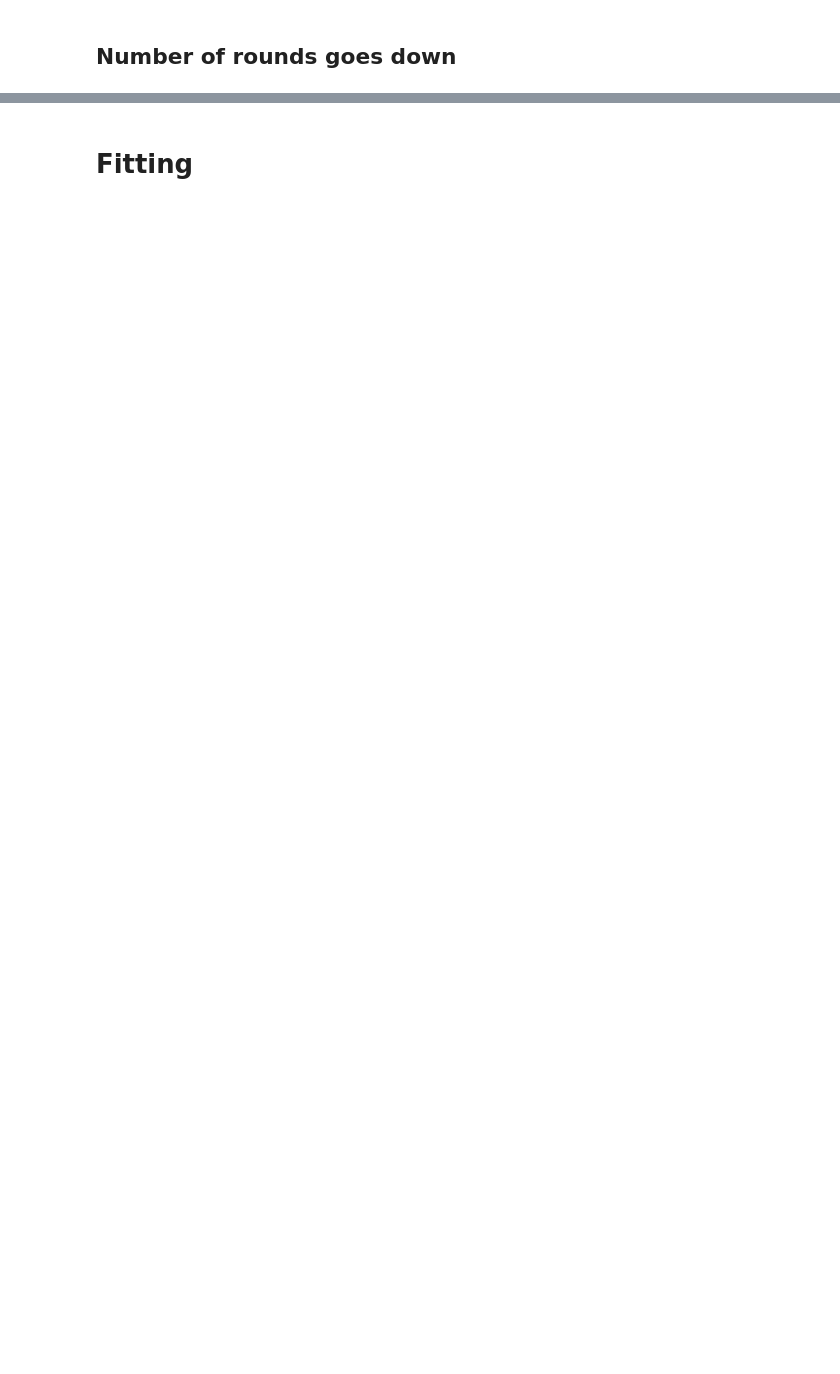
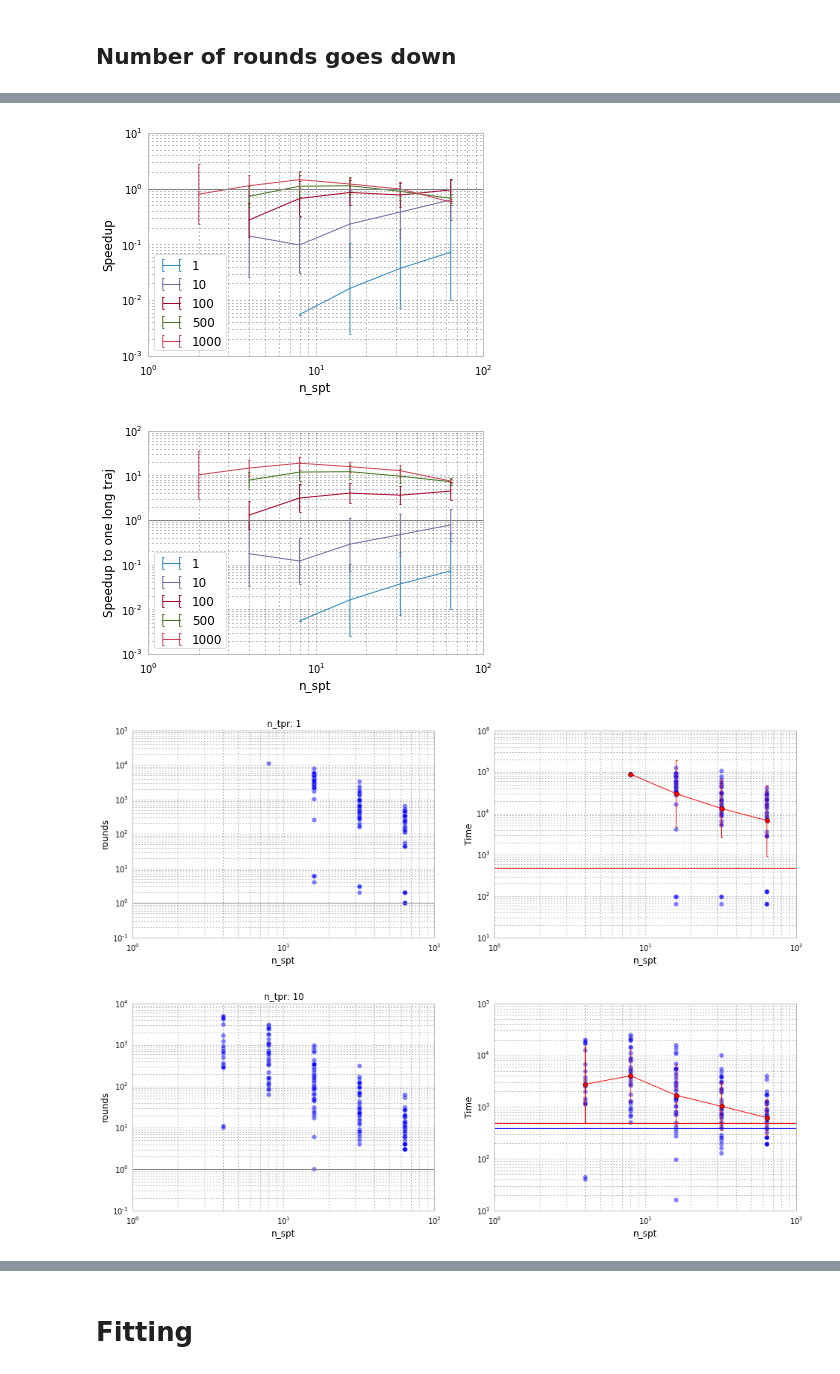
Before and after one commit to mpharrigan/quant-accel, a Jupyter notebook: ipython/tmat3.ipynb, the cells around one changed output, grey strips where cells are left out. Drawn from its saved outputs; the diff is of its cells as text; code cells hidden in the pictures; blank space fills up the shorter version.

```diff
--- a/ipython/tmat3.ipynb
+++ b/ipython/tmat3.ipynb
@@ -54,0 +55,7 @@ dv.plot_avgs(rounds_vs_spt)
+# %%
+dv.speed_figs(rounds_vs_spt, naw)
+# %% [output]
+[figure, added]
+[figure, added]
+[figure, added]
+[figure, added]
```
Also changed, not shown: parts of 9 cells of this notebook.
